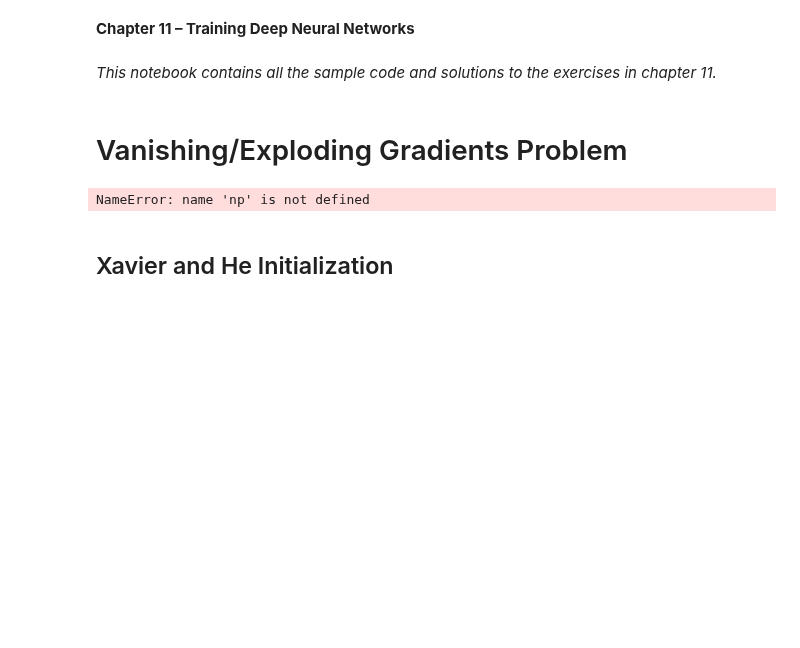
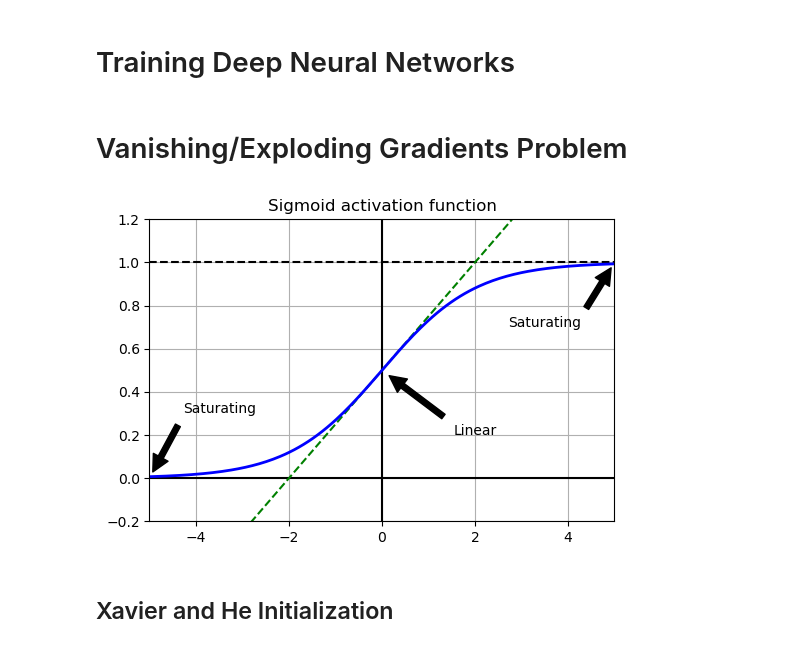
Before and after one commit to jy12060026ai/excss-stats, a Jupyter notebook: handson-dl/102-training-deep-neural-networks.ipynb, the cells around one changed output. Cells and saved outputs as stored; diff of their text form; code cells hidden in the pictures; blank space fills up the shorter version.

```diff
--- a/handson-dl/102-training-deep-neural-networks.ipynb
+++ b/handson-dl/102-training-deep-neural-networks.ipynb
@@ -1,7 +1,5 @@
 # %% [markdown]
-**Chapter 11 – Training Deep Neural Networks**
+# Training Deep Neural Networks
-# %% [markdown]
-_This notebook contains all the sample code and solutions to the exercises in chapter 11._
 # %%
 import matplotlib.pyplot as plt
 import numpy as np
@@ -14,25 +12,42 @@ def logit(z):
     return 1 / (1 + np.exp(-z))
 # %%
 z = np.linspace(-5, 5, 200)
+
+_, ax = plt.subplots(figsize=(6, 4), dpi=100)
 
 ax.plot([-5, 5], [0, 0], 'k-')
 ax.plot([-5, 5], [1, 1], 'k--')
 ax.plot([0, 0], [-0.2, 1.2], 'k-')
-ax.plot([-5, 5], [-3/4, 7/4], 'g--')
+ax.plot([-5, 5], [-3 / 4, 7 / 4], 'g--')
 ax.plot(z, logit(z), "b-", linewidth=2)
 props = dict(facecolor='black', shrink=0.1)
-ax.annotate('Saturating', xytext=(3.5, 0.7), xy=(5, 1), arrowprops=props, fontsize='medium', ha="center")
-ax.annotate('Saturating', xytext=(-3.5, 0.3), xy=(-5, 0), arrowprops=props, fontsize='medium', ha="center")
-ax.annotate('Linear', xytext=(2, 0.2), xy=(0, 0.5), arrowprops=props, fontsize='medium', ha="center")
+
+ax.annotate('Saturating',
+            xytext=(3.5, 0.7),
+            xy=(5, 1),
+            arrowprops=props,
+            fontsize='medium',
+            ha="center")
+ax.annotate('Saturating',
+            xytext=(-3.5, 0.3),
+            xy=(-5, 0),
+            arrowprops=props,
+            fontsize='medium',
+            ha="center")
+ax.annotate('Linear',
+            xytext=(2, 0.2),
+            xy=(0, 0.5),
+            arrowprops=props,
+            fontsize='medium',
+            ha="center")
 ax.grid(1)
-ax.set(title="Sigmoid activation function", fontsize='medium')
+ax.set(title="Sigmoid activation function")
 
-xmin, xmax, ymin, ymax = [-5, 5, -0.2, 1.2]
-ax.set(xlim=(xmin, xmax), ylim=(ymin, ymax))
+ax.axis([-5, 5, -0.2, 1.2])
 
 plt.show()
 # %% [output]
-NameError: name 'np' is not defined
+[figure, added]
 # %% [markdown]
 ## Xavier and He Initialization
 # %%
```
Also changed, not shown: parts of 12 cells of this notebook, 4 other files.
